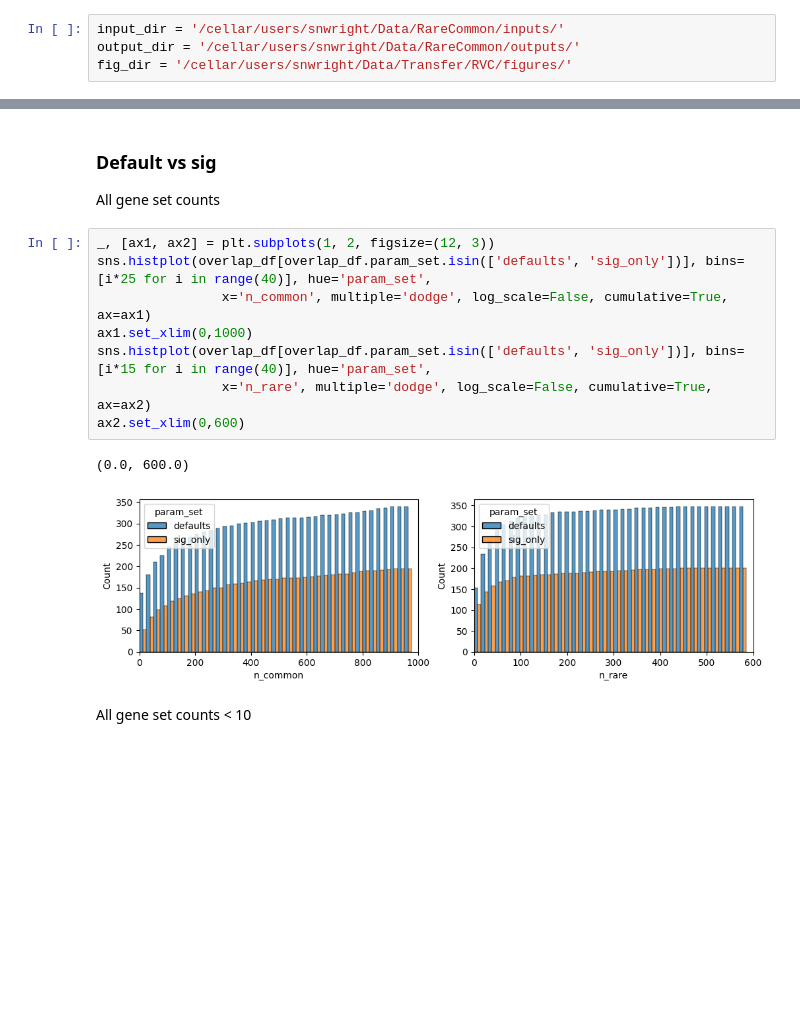
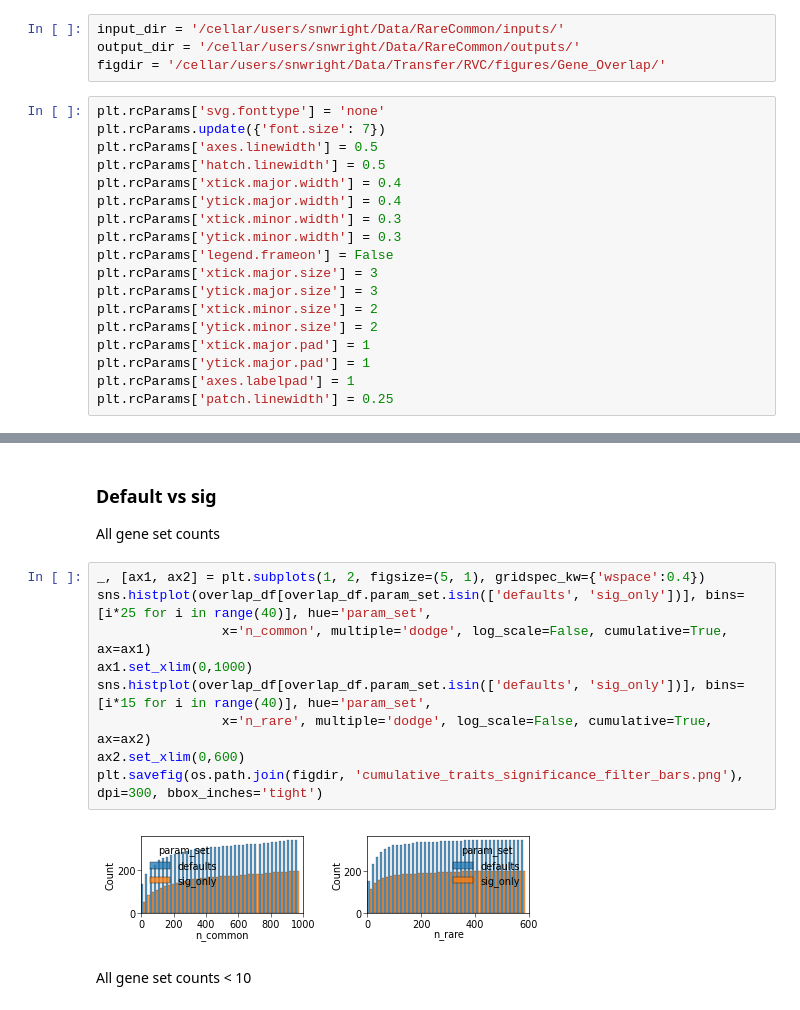
Before and after one commit to sarah-n-wright/CARVA, a Jupyter notebook: Notebooks/Gene_Overlap.ipynb, the cells around one changed output, grey strips where cells are left out. Drawn from its saved outputs; the diff is of its cells as text; blank space fills up the shorter version.

```diff
--- a/Notebooks/Gene_Overlap.ipynb
+++ b/Notebooks/Gene_Overlap.ipynb
@@ -10,7 +10,25 @@ from matplotlib_venn import venn2
 # %%
 input_dir = '/cellar/users/snwright/Data/RareCommon/inputs/'
 output_dir = '/cellar/users/snwright/Data/RareCommon/outputs/'
-fig_dir = '/cellar/users/snwright/Data/Transfer/RVC/figures/'
+figdir = '/cellar/users/snwright/Data/Transfer/RVC/figures/Gene_Overlap/'
+# %%
+plt.rcParams['svg.fonttype'] = 'none'
+plt.rcParams.update({'font.size': 7})
+plt.rcParams['axes.linewidth'] = 0.5
+plt.rcParams['hatch.linewidth'] = 0.5
+plt.rcParams['xtick.major.width'] = 0.4
+plt.rcParams['ytick.major.width'] = 0.4
+plt.rcParams['xtick.minor.width'] = 0.3
+plt.rcParams['ytick.minor.width'] = 0.3
+plt.rcParams['legend.frameon'] = False
+plt.rcParams['xtick.major.size'] = 3
+plt.rcParams['ytick.major.size'] = 3
+plt.rcParams['xtick.minor.size'] = 2
+plt.rcParams['ytick.minor.size'] = 2
+plt.rcParams['xtick.major.pad'] = 1
+plt.rcParams['ytick.major.pad'] = 1
+plt.rcParams['axes.labelpad'] = 1
+plt.rcParams['patch.linewidth'] = 0.25
 # %% [markdown]
 ## High-throughput
 # %%
@@ -37,16 +55,16 @@ overlap_df.head()
 
 All gene set counts
 # %%
-_, [ax1, ax2] = plt.subplots(1, 2, figsize=(12, 3))
+_, [ax1, ax2] = plt.subplots(1, 2, figsize=(5, 1), gridspec_kw={'wspace':0.4})
 sns.histplot(overlap_df[overlap_df.param_set.isin(['defaults', 'sig_only'])], bins=[i*25 for i in range(40)], hue='param_set',
                 x='n_common', multiple='dodge', log_scale=False, cumulative=True, ax=ax1)
 ax1.set_xlim(0,1000)
 sns.histplot(overlap_df[overlap_df.param_set.isin(['defaults', 'sig_only'])], bins=[i*15 for i in range(40)], hue='param_set',
                 x='n_rare', multiple='dodge', log_scale=False, cumulative=True, ax=ax2)
 ax2.set_xlim(0,600)
+plt.savefig(os.path.join(figdir, 'cumulative_traits_significance_filter_bars.png'), dpi=300, bbox_inches='tight')
 # %% [output]
-(0.0, 600.0)
-[figure, old version]
+[figure, new version]
 # %% [markdown]
 All gene set counts < 10
 # %%
```
Also changed, not shown: parts of 13 cells of this notebook, 16 other files.
